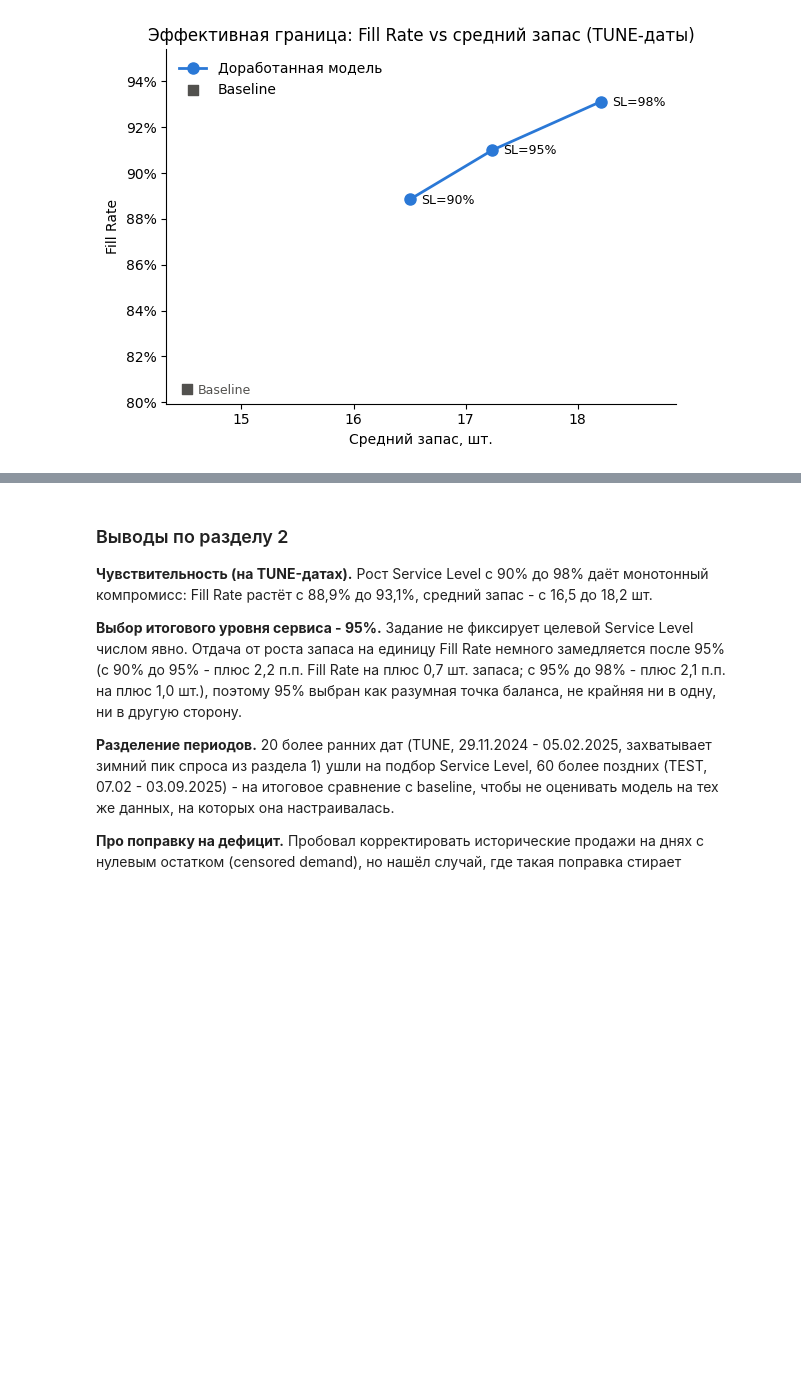
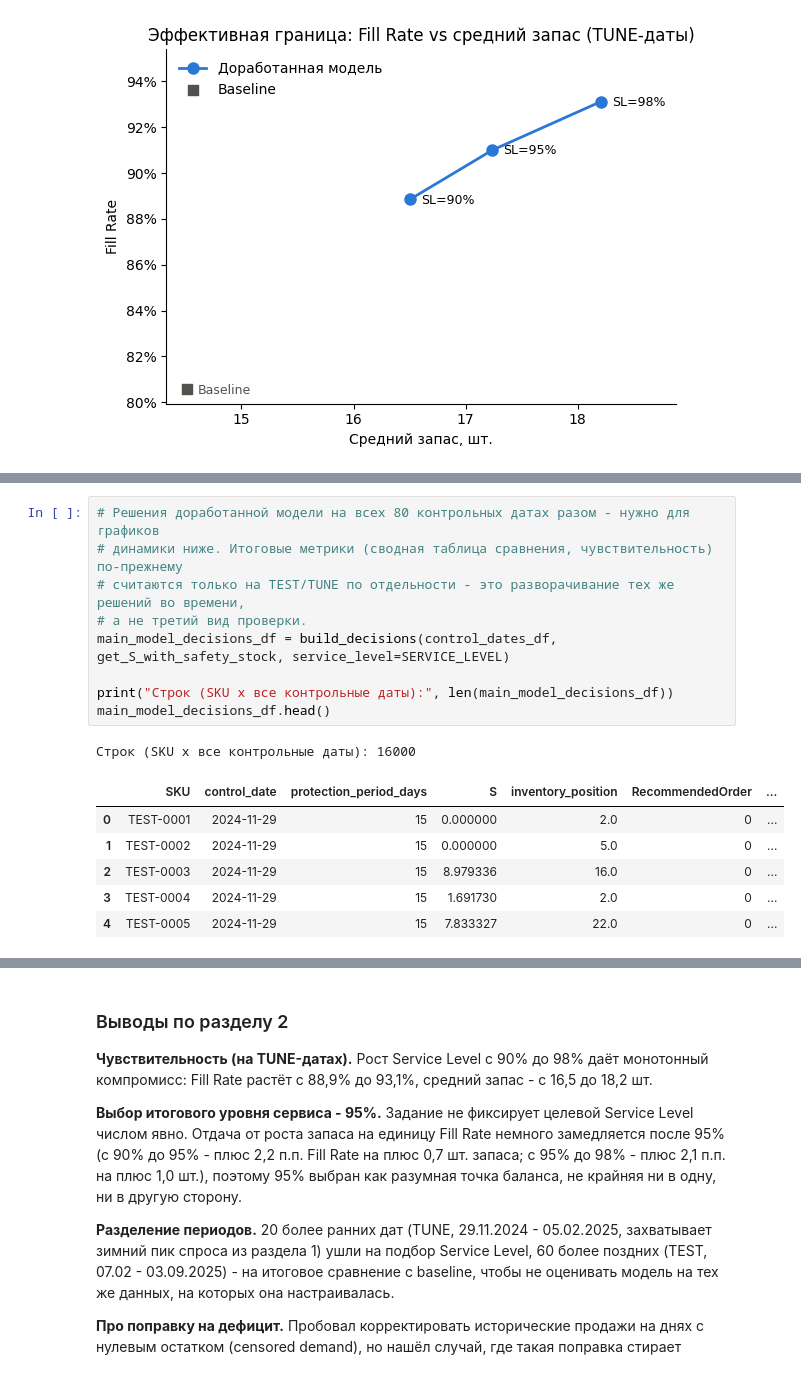
Before and after one commit to Viktor-VK/reorder-model, a Jupyter notebook: notebooks/reorder_model.ipynb, the cells around one changed output, grey strips where cells are left out. Drawn from its saved outputs; the diff is of its cells as text; blank space fills up the shorter version.

```diff
--- a/notebooks/reorder_model.ipynb
+++ b/notebooks/reorder_model.ipynb
@@ -1463,0 +1570,17 @@ plot_efficiency_frontier(
+# %%
+# Решения доработанной модели на всех 80 контрольных датах разом - нужно для графиков
+# динамики ниже. Итоговые метрики (сводная таблица сравнения, чувствительность) по-прежнему
+# считаются только на TEST/TUNE по отдельности - это разворачивание тех же решений во времени,
+# а не третий вид проверки.
+main_model_decisions_df = build_decisions(control_dates_df, get_S_with_safety_stock, service_level=SERVICE_LEVEL)
+
+print("Строк (SKU x все контрольные даты):", len(main_model_decisions_df))
+main_model_decisions_df.head()
+# %% [output]
+Строк (SKU x все контрольные даты): 16000
+|  | SKU | control_date | protection_period_days | S | inventory_position | RecommendedOrder | ... |
+| 0 | TEST-0001 | 2024-11-29 | 15 | 0.000000 | 2.0 | 0 | ... |
+| 1 | TEST-0002 | 2024-11-29 | 15 | 0.000000 | 5.0 | 0 | ... |
+| 2 | TEST-0003 | 2024-11-29 | 15 | 8.979336 | 16.0 | 0 | ... |
+| 3 | TEST-0004 | 2024-11-29 | 15 | 1.691730 | 2.0 | 0 | ... |
+| 4 | TEST-0005 | 2024-11-29 | 15 | 7.833327 | 22.0 | 0 | ... |
```
Also changed, not shown: parts of 15 cells of this notebook, 1 other file.
